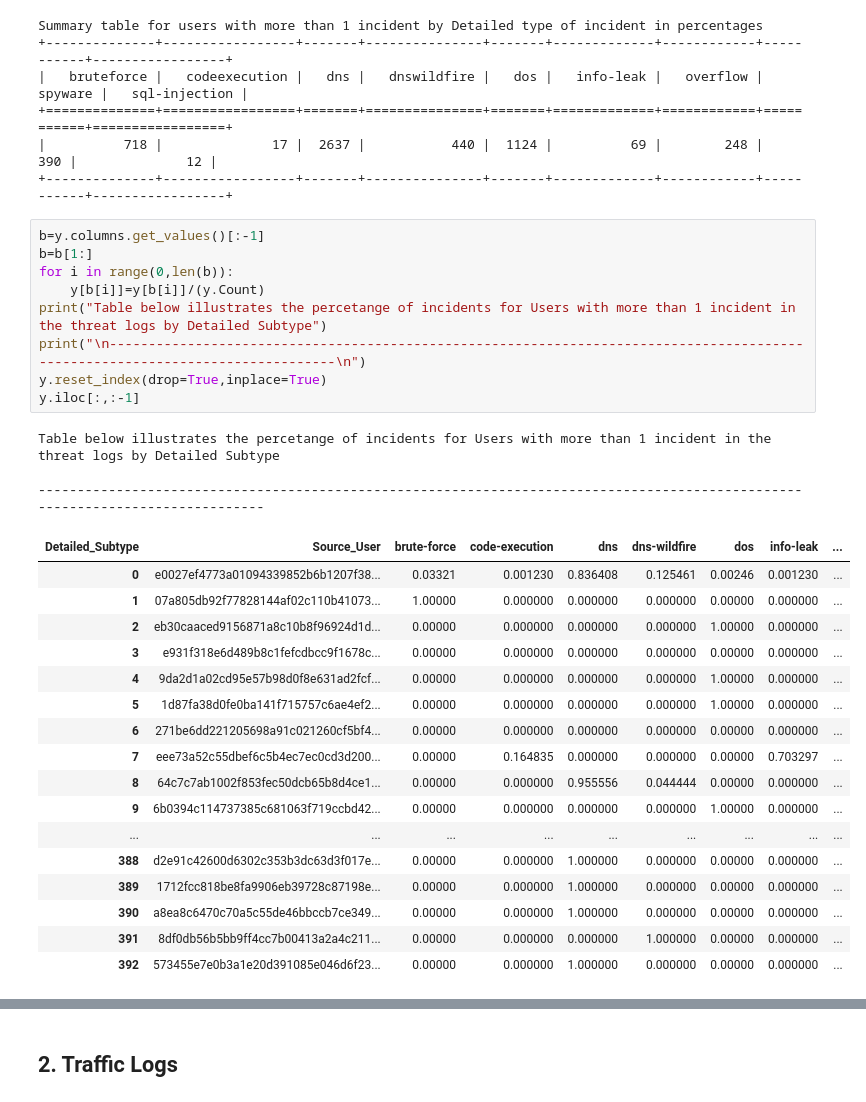
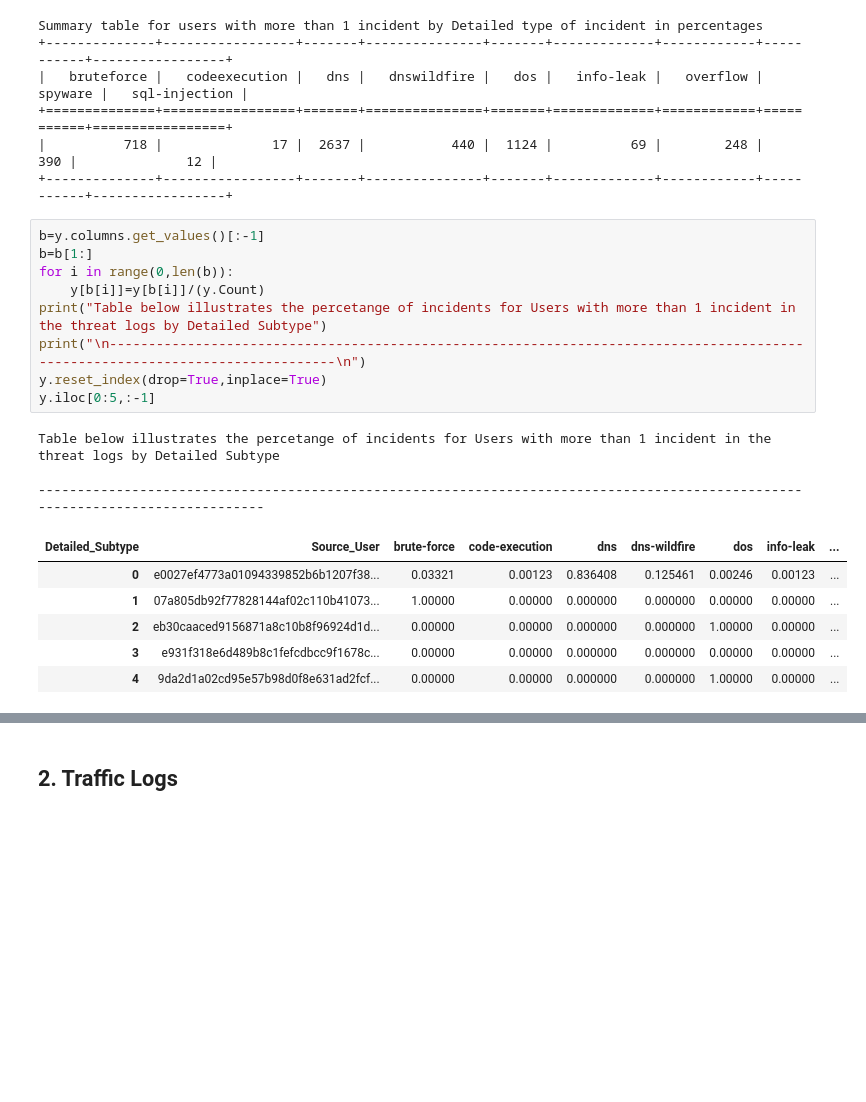
Before and after one commit to darshan-b/Cybersecurity-Analysis, a Jupyter notebook: 10-18.ipynb, the cells around one changed output, grey strips where cells are left out. Cells and saved outputs as stored; diff of their text form; blank space fills up the shorter version.

```diff
--- a/10-18.ipynb
+++ b/10-18.ipynb
@@ -537,31 +638,20 @@ Summary table for users with more than 1 incident by Detailed type of incident i
 # %%
 b=y.columns.get_values()[:-1]
 b=b[1:]
 for i in range(0,len(b)):
     y[b[i]]=y[b[i]]/(y.Count)
 print("Table below illustrates the percetange of incidents for Users with more than 1 incident in the threat logs by Detailed Subtype")
 print("\n-------------------------------------------------------------------------------------------------------------------------------\n")
 y.reset_index(drop=True,inplace=True)
-y.iloc[:,:-1]
+y.iloc[0:5,:-1]
 # %% [output]
 Table below illustrates the percetange of incidents for Users with more than 1 incident in the threat logs by Detailed Subtype
 
 -------------------------------------------------------------------------------------------------------------------------------
 | Detailed_Subtype | Source_User | brute-force | code-execution | dns | dns-wildfire | dos | info-leak | ... |
-| 0 | e0027ef4773a01094339852b6b1207f38... | 0.03321 | 0.001230 | 0.836408 | 0.125461 | 0.00246 | 0.001230 | ... |
-| 1 | 07a805db92f77828144af02c110b41073... | 1.00000 | 0.000000 | 0.000000 | 0.000000 | 0.00000 | 0.000000 | ... |
-| 2 | eb30caaced9156871a8c10b8f96924d1d... | 0.00000 | 0.000000 | 0.000000 | 0.000000 | 1.00000 | 0.000000 | ... |
-| 3 | e931f318e6d489b8c1fefcdbcc9f1678c... | 0.00000 | 0.000000 | 0.000000 | 0.000000 | 0.00000 | 0.000000 | ... |
-| 4 | 9da2d1a02cd95e57b98d0f8e631ad2fcf... | 0.00000 | 0.000000 | 0.000000 | 0.000000 | 1.00000 | 0.000000 | ... |
-| 5 | 1d87fa38d0fe0ba141f715757c6ae4ef2... | 0.00000 | 0.000000 | 0.000000 | 0.000000 | 1.00000 | 0.000000 | ... |
-| 6 | 271be6dd221205698a91c021260cf5bf4... | 0.00000 | 0.000000 | 0.000000 | 0.000000 | 0.00000 | 0.000000 | ... |
-| 7 | eee73a52c55dbef6c5b4ec7ec0cd3d200... | 0.00000 | 0.164835 | 0.000000 | 0.000000 | 0.00000 | 0.703297 | ... |
-| 8 | 64c7c7ab1002f853fec50dcb65b8d4ce1... | 0.00000 | 0.000000 | 0.955556 | 0.044444 | 0.00000 | 0.000000 | ... |
-| 9 | 6b0394c114737385c681063f719ccbd42... | 0.00000 | 0.000000 | 0.000000 | 0.000000 | 1.00000 | 0.000000 | ... |
-| ... | ... | ... | ... | ... | ... | ... | ... | ... |
-| 388 | d2e91c42600d6302c353b3dc63d3f017e... | 0.00000 | 0.000000 | 1.000000 | 0.000000 | 0.00000 | 0.000000 | ... |
-| 389 | 1712fcc818be8fa9906eb39728c87198e... | 0.00000 | 0.000000 | 1.000000 | 0.000000 | 0.00000 | 0.000000 | ... |
-| 390 | a8ea8c6470c70a5c55de46bbccb7ce349... | 0.00000 | 0.000000 | 1.000000 | 0.000000 | 0.00000 | 0.000000 | ... |
-| 391 | 8df0db56b5bb9ff4cc7b00413a2a4c211... | 0.00000 | 0.000000 | 0.000000 | 1.000000 | 0.00000 | 0.000000 | ... |
-| 392 | 573455e7e0b3a1e20d391085e046d6f23... | 0.00000 | 0.000000 | 1.000000 | 0.000000 | 0.00000 | 0.000000 | ... |
+| 0 | e0027ef4773a01094339852b6b1207f38... | 0.03321 | 0.00123 | 0.836408 | 0.125461 | 0.00246 | 0.00123 | ... |
+| 1 | 07a805db92f77828144af02c110b41073... | 1.00000 | 0.00000 | 0.000000 | 0.000000 | 0.00000 | 0.00000 | ... |
+| 2 | eb30caaced9156871a8c10b8f96924d1d... | 0.00000 | 0.00000 | 0.000000 | 0.000000 | 1.00000 | 0.00000 | ... |
+| 3 | e931f318e6d489b8c1fefcdbcc9f1678c... | 0.00000 | 0.00000 | 0.000000 | 0.000000 | 0.00000 | 0.00000 | ... |
+| 4 | 9da2d1a02cd95e57b98d0f8e631ad2fcf... | 0.00000 | 0.00000 | 0.000000 | 0.000000 | 1.00000 | 0.00000 | ... |
 # %%
```
Also changed, not shown: parts of 21 cells of this notebook.
